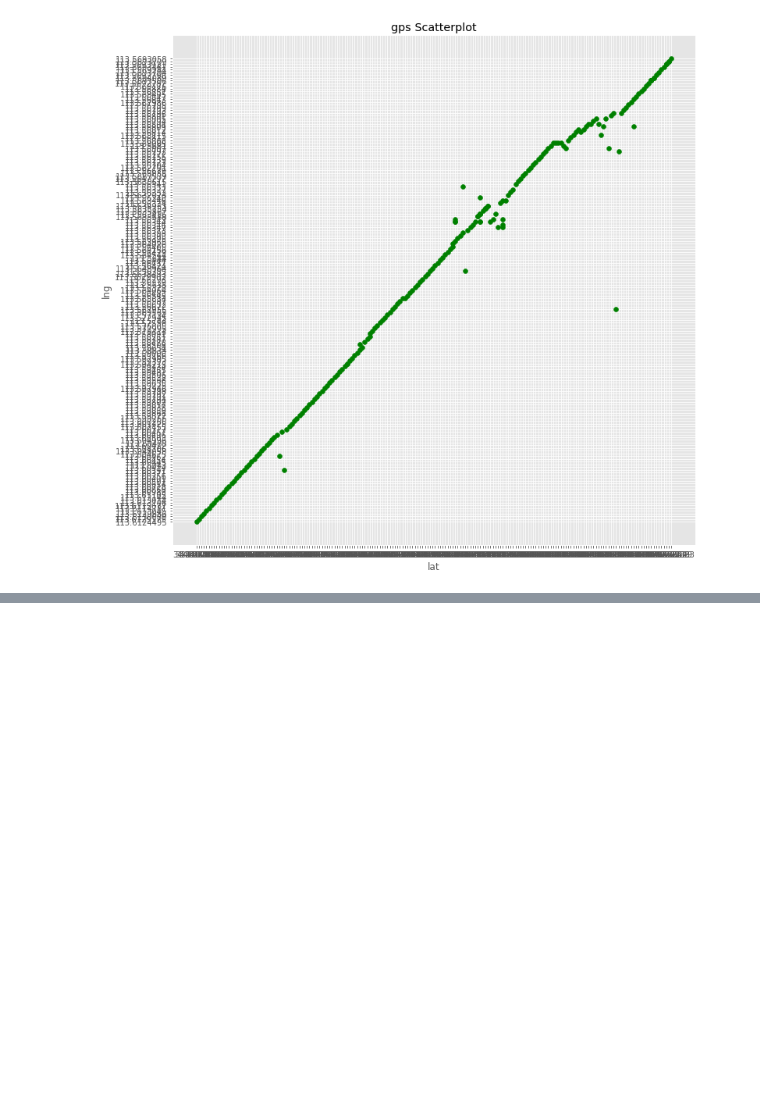
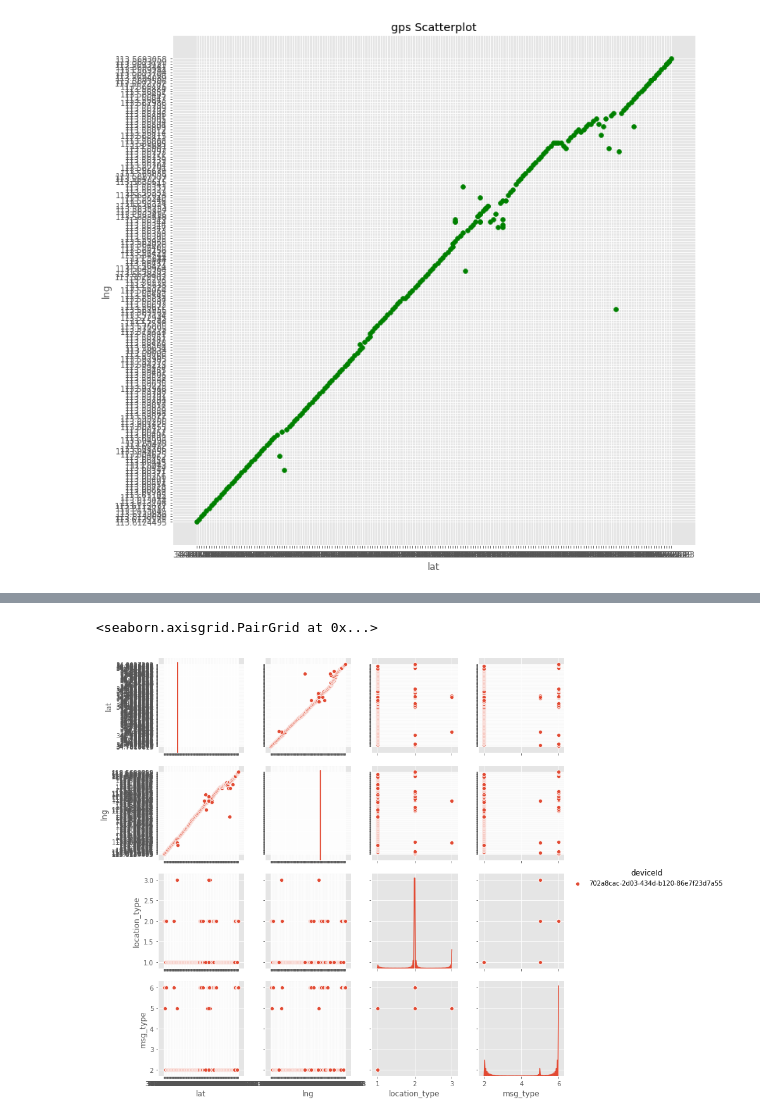
Before and after one commit to gtfaww/machine_learning, a Jupyter notebook: machine_learning/iris.ipynb, the cells around one changed output, grey strips where cells are left out. Cells and saved outputs as stored; diff of their text form; code cells hidden in the pictures; blank space fills up the shorter version.

```diff
--- a/machine_learning/iris.ipynb
+++ b/machine_learning/iris.ipynb
@@ -70,0 +100,6 @@ SyntaxError: invalid syntax (<ipython-input-12-ce48075e8c16>, line 1)
+# %%
+import seaborn as sns
+sns.pairplot(xy_df, hue="deviceId")
+# %% [output]
+<seaborn.axisgrid.PairGrid at 0x...>
+[figure, added]
```
Also changed, not shown: parts of 14 cells of this notebook, 6 other files.
